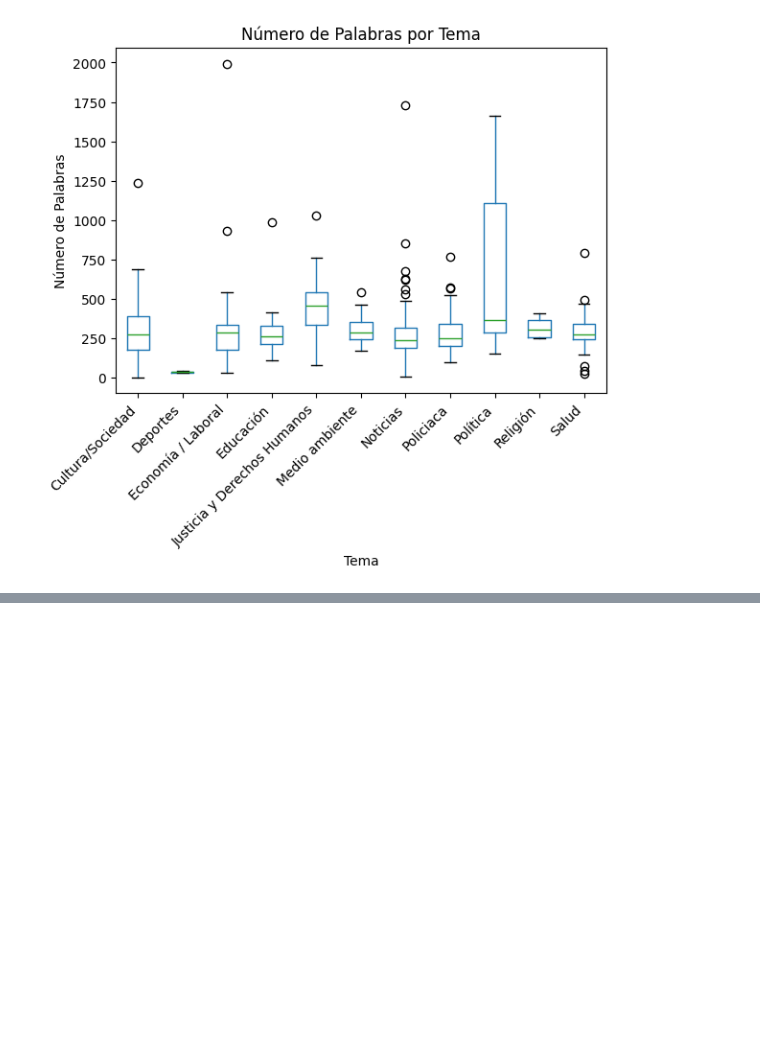
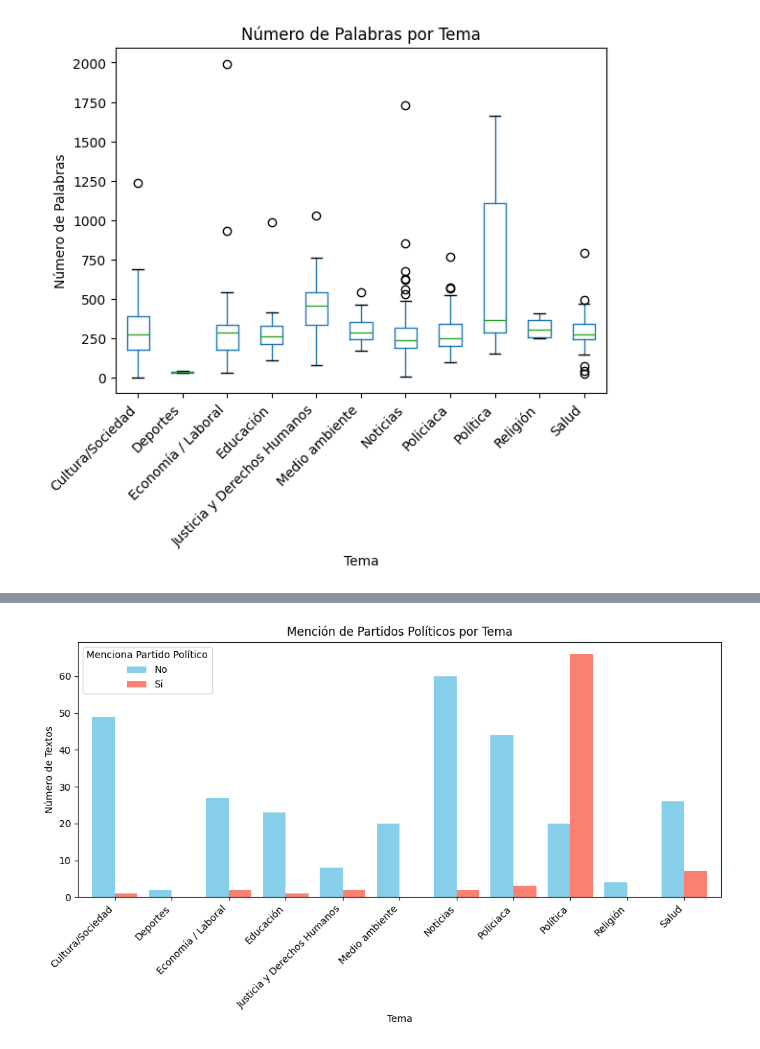
Before and after one commit to Majo2103/Proyecto_periodismo_silenciado, a Jupyter notebook: analisis_predictores.ipynb, the cells around one changed output, grey strips where cells are left out. Saved outputs shown, nothing was run; the diff lists cells and outputs as text; code cells hidden in the pictures; blank space fills up the shorter version.

```diff
--- a/analisis_predictores.ipynb
+++ b/analisis_predictores.ipynb
@@ -141,0 +260,29 @@ Salud                        0.787879  0.212121
+# %%
+
+# Agrupar por tema y mención de partido político
+mencion_partido_temas_barras_agrupadas = df_palabras_clave.groupby(['Tema 1', 'Mencion Partido Politico']).size().unstack(fill_value=0)
+
+# Crear un gráfico de barras agrupadas
+ax = mencion_partido_temas_barras_agrupadas.plot(kind='bar',
+                                                 figsize=(10, 6),
+                                                 color=['skyblue', 'salmon'],  # Colores diferentes para True y False
+                                                 width=0.8)
+
+# Ajustar etiquetas del eje X para que solo muestren el tema (sin True/False)
+ax.set_xticklabels(mencion_partido_temas_barras_agrupadas.index, rotation=45, ha='right')
+
+# Añadir título y etiquetas a los ejes
+plt.title('Mención de Partidos Políticos por Tema')
+plt.xlabel('Tema')
+plt.ylabel('Número de Textos')
+
+# Añadir leyenda
+plt.legend(title='Menciona Partido Político', labels=['No', 'Sí'])
+
+# Ajustar el layout para que las etiquetas no se solapen
+plt.tight_layout()
+
+# Mostrar el gráfico
+plt.show()
+# %% [output]
+[figure, added]
```
Also changed, not shown: parts of 5 cells of this notebook.
